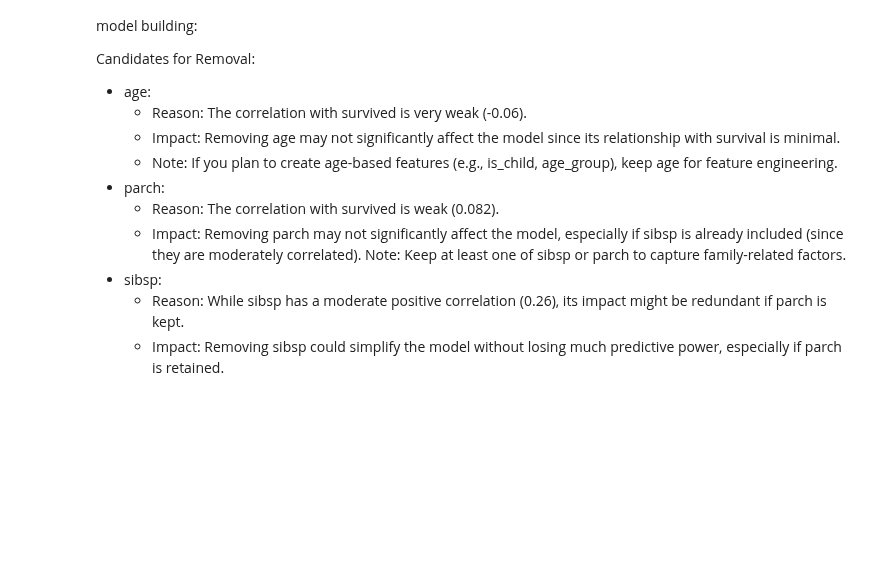
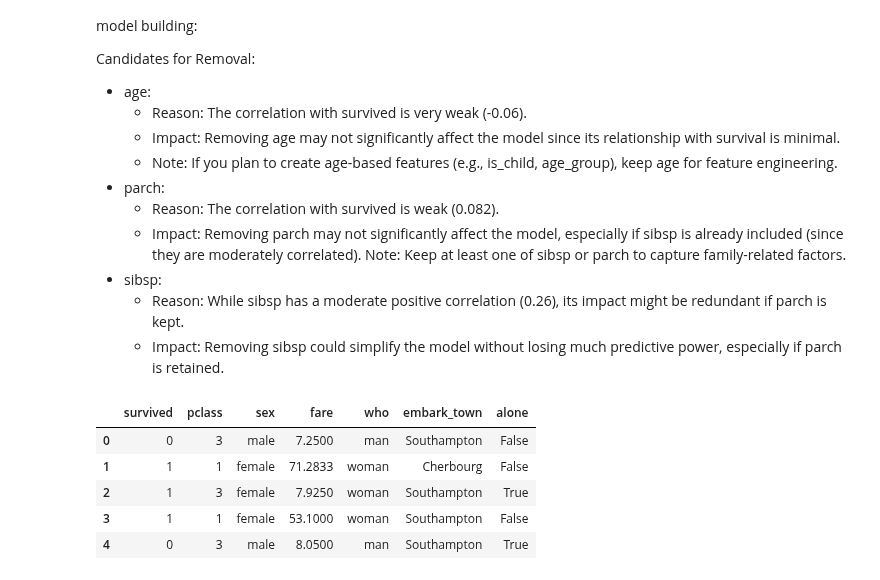
Before and after one commit to tshihab07/Titanic-Life-Prediction, a Jupyter notebook: preprocessing.ipynb, the cells around one changed output. Saved outputs shown, nothing was run; the diff lists cells and outputs as text; code cells hidden in the pictures; blank space fills up the shorter version.

Commit message:
Pruned highly correlated features informed by heatmap analysis

```diff
--- a/preprocessing.ipynb
+++ b/preprocessing.ipynb
@@ -664,3 +664,16 @@ Note: Keep at least one of sibsp or parch to capture family-related factors.
 - sibsp:
     - Reason: While sibsp has a moderate positive correlation (0.26), its impact might be redundant if parch is kept.
     - Impact: Removing sibsp could simplify the model without losing much predictive power, especially if parch is retained.
+# %%
+# action based on the heatmap
+# drop redundant columns that don't significantly impact on the model building
+df.drop(['age', 'parch', 'sibsp'], axis=1, inplace=True)
+# %%
+df.head()
+# %% [output]
+|  | survived | pclass | sex | fare | who | embark_town | alone |
+| 0 | 0 | 3 | male | 7.2500 | man | Southampton | False |
+| 1 | 1 | 1 | female | 71.2833 | woman | Cherbourg | False |
+| 2 | 1 | 3 | female | 7.9250 | woman | Southampton | True |
+| 3 | 1 | 1 | female | 53.1000 | woman | Southampton | False |
+| 4 | 0 | 3 | male | 8.0500 | man | Southampton | True |
```
